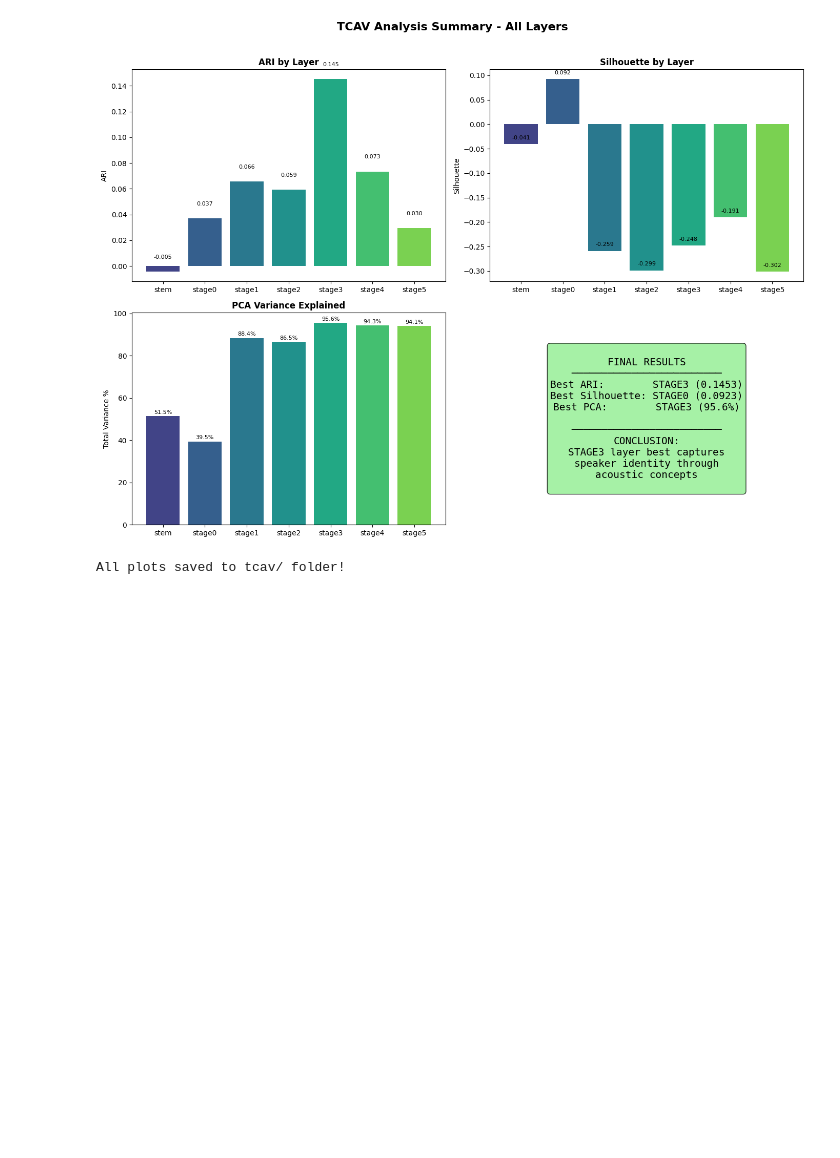
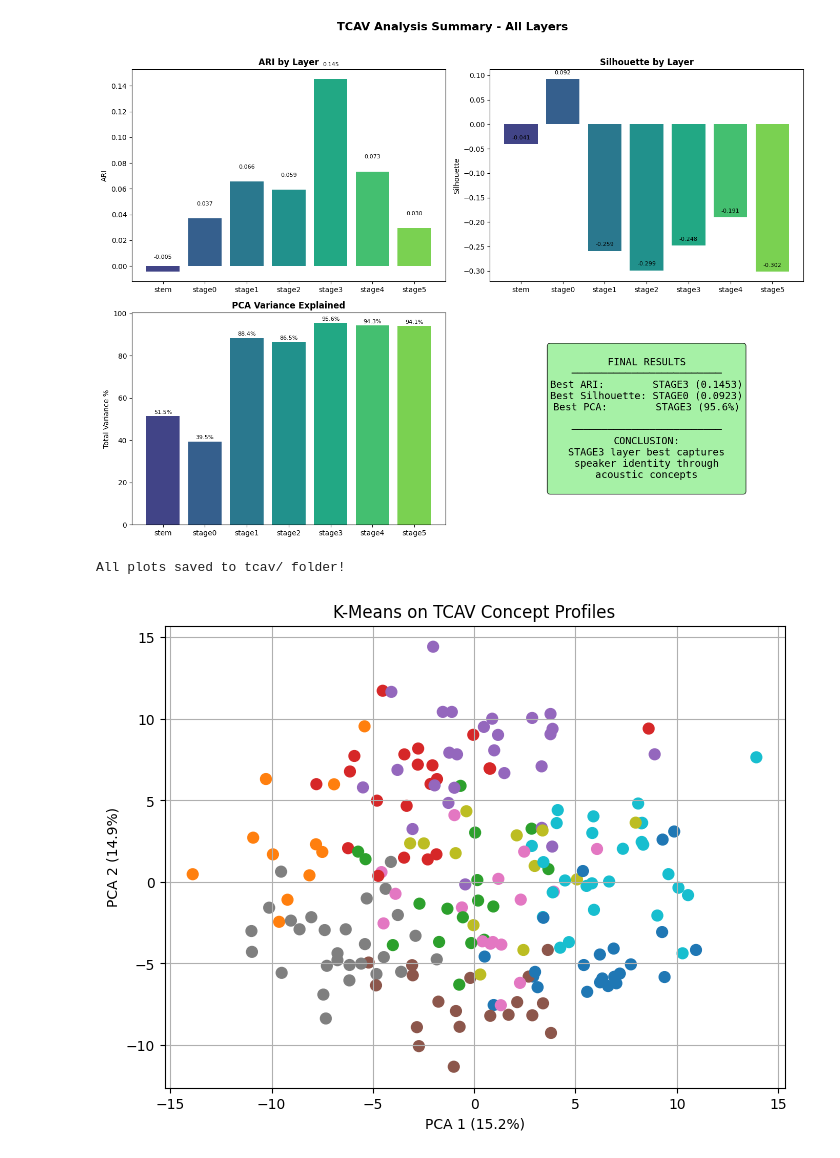
Before and after one commit to yoav1870/BioVoice, a Jupyter notebook: redimnet/tcav/analytics/tcav_all_layers_analysis_vox2.ipynb, the cells around one changed output. Drawn from its saved outputs; the diff is of its cells as text; code cells hidden in the pictures; blank space fills up the shorter version.

```diff
--- a/redimnet/tcav/analytics/tcav_all_layers_analysis_vox2.ipynb
+++ b/redimnet/tcav/analytics/tcav_all_layers_analysis_vox2.ipynb
@@ -470,3 +470,53 @@ print("\nAll plots saved to tcav/ folder!")
 # %% [output]
 [figure]
 All plots saved to tcav/ folder!
+# %%
+import pandas as pd
+import numpy as np
+from sklearn.cluster import KMeans
+from sklearn.preprocessing import StandardScaler
+from sklearn.decomposition import PCA
+import matplotlib.pyplot as plt
+
+# Load CSV
+df = pd.read_csv(csv_path)
+
+# Choose features to cluster on
+FEATURES = ["positive percentage", "magnitude", "cav acc"]
+
+# Build a single feature per (concept, layer)
+df["feature_name"] = df["layer_key"] + "::" + df["concept name"]
+
+# Pivot → one row per sample, columns = TCAV features
+X = df.pivot_table(
+    index="path", columns="feature_name", values=FEATURES, aggfunc="mean"
+)
+
+# Flatten multi-index columns
+X.columns = [f"{a}|{b}" for a, b in X.columns]
+X = X.fillna(0.0)
+
+scaler = StandardScaler()
+X_scaled = scaler.fit_transform(X)
+
+k = df["true label"].nunique()
+
+kmeans = KMeans(n_clusters=k, random_state=42, n_init=20)
+
+clusters = kmeans.fit_predict(X_scaled)
+
+X_out = X.copy()
+X_out["cluster"] = clusters
+pca = PCA(n_components=2, random_state=42)
+X_pca = pca.fit_transform(X_scaled)
+
+plt.figure(figsize=(8, 6))
+plt.scatter(X_pca[:, 0], X_pca[:, 1], c=clusters, cmap="tab10", s=60)
+
+plt.xlabel(f"PCA 1 ({pca.explained_variance_ratio_[0]*100:.1f}%)")
+plt.ylabel(f"PCA 2 ({pca.explained_variance_ratio_[1]*100:.1f}%)")
+plt.title("K-Means on TCAV Concept Profiles")
+plt.grid(True)
+plt.show()
+# %% [output]
+[figure, added]
```
Also changed, not shown: parts of 4 cells of this notebook, 8 other files.
